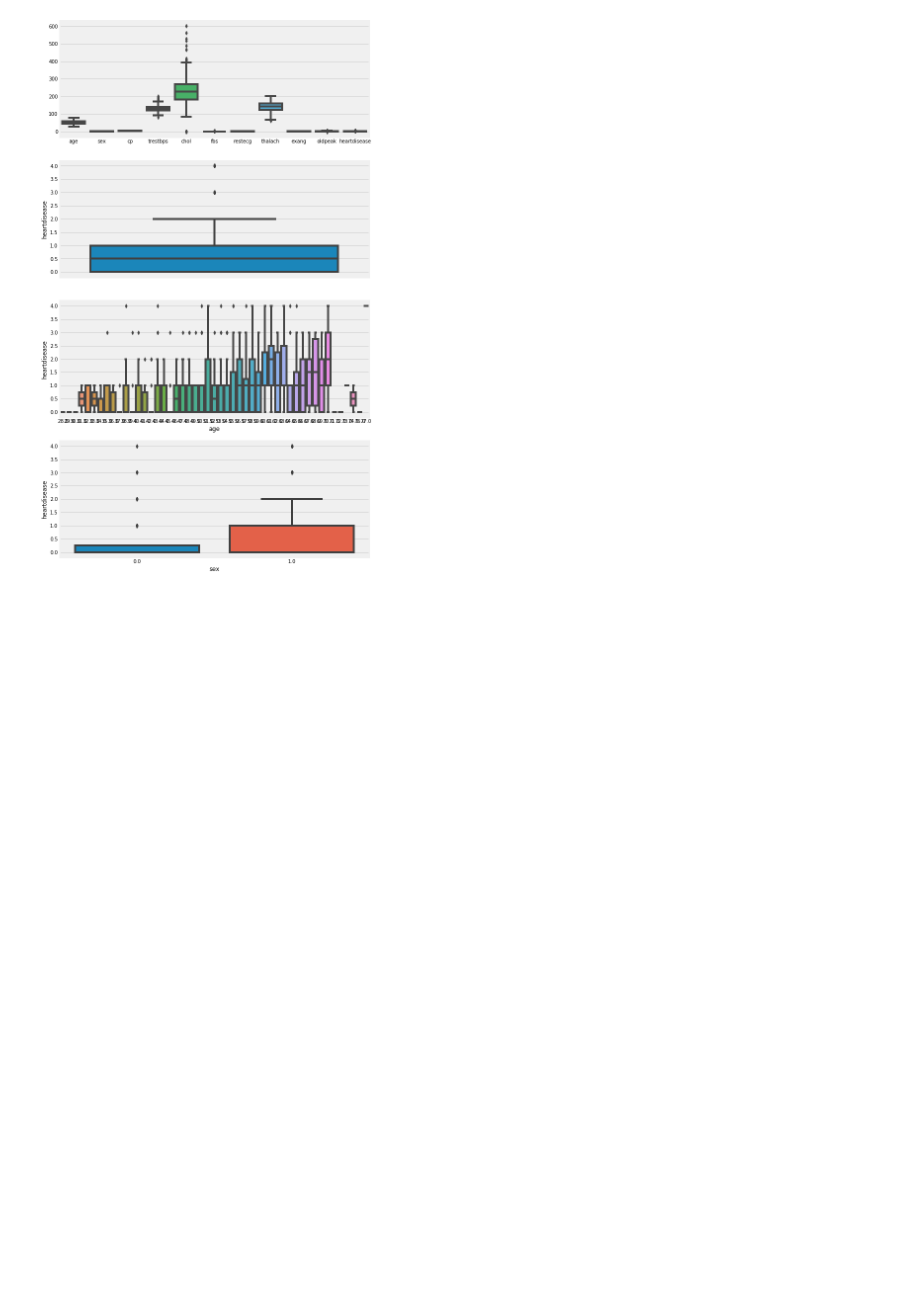
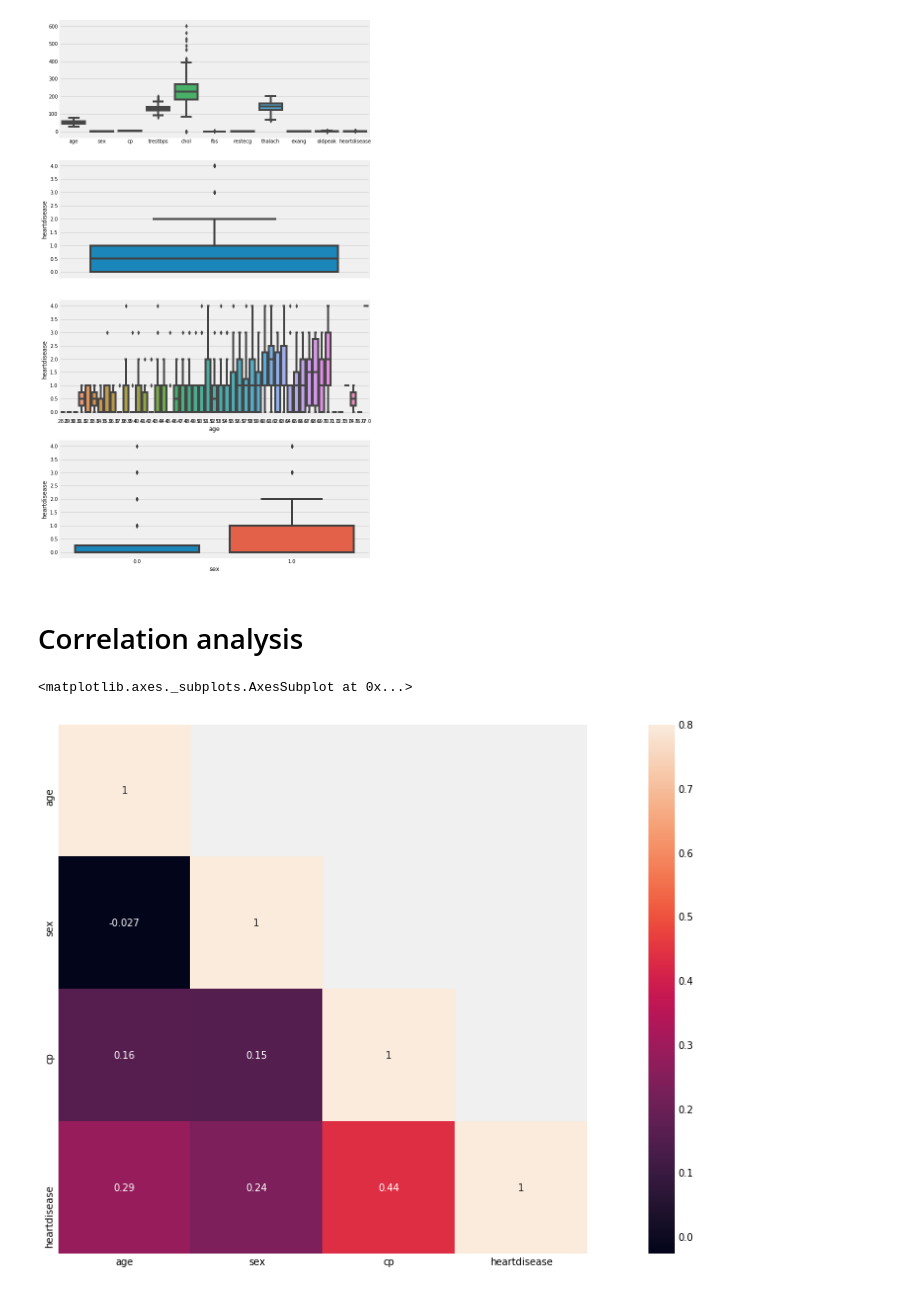
Before and after one commit to dajebbar/3.data-analysis-SupportVectorMachines, a Jupyter notebook: features_engineering.ipynb, the cells around one changed output. Drawn from its saved outputs; the diff is of its cells as text; code cells hidden in the pictures; blank space fills up the shorter version.

Commit message:
Correlation analysis

```diff
--- a/features_engineering.ipynb
+++ b/features_engineering.ipynb
@@ -56,3 +56,15 @@ sn.boxplot(data=data,y="heartdisease",x="sex",orient="v",ax=axes[3])
 # %% [output]
 <matplotlib.axes._subplots.AxesSubplot at 0x...>
 [figure]
+# %% [markdown]
+# Correlation analysis
+# %%
+corr_matt = data.corr()
+mask = np.array(corr_matt)
+mask[np.tril_indices_from(mask)] = False
+fig,ax= plt.subplots()
+fig.set_size_inches(20,10)
+sn.heatmap(corr_matt, mask=mask,vmax=.8, square=True,annot=True)
+# %% [output]
+<matplotlib.axes._subplots.AxesSubplot at 0x...>
+[figure, added]
```
